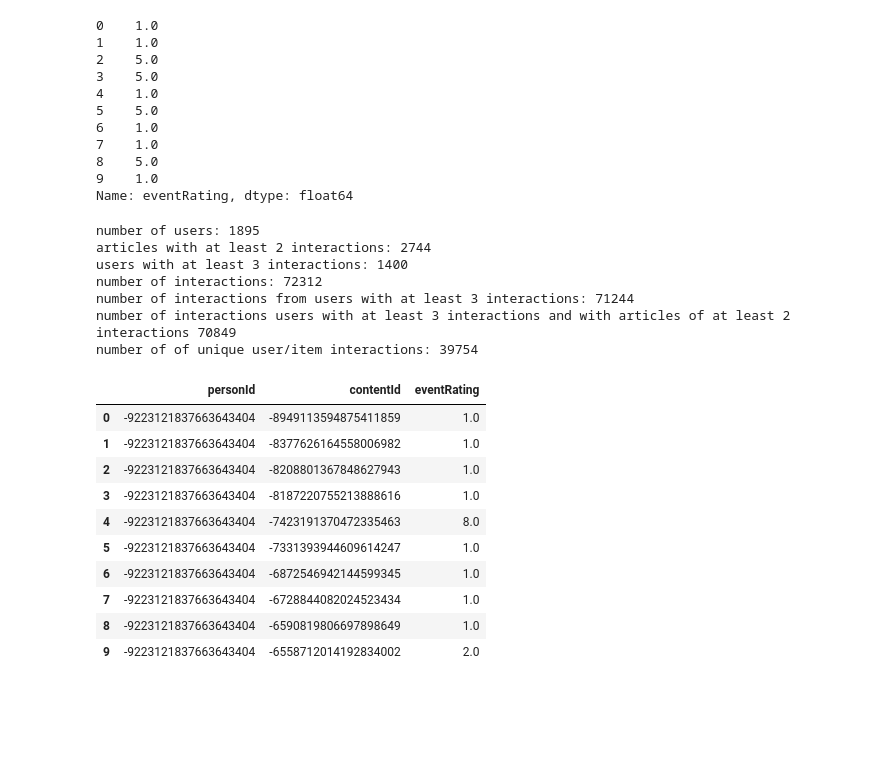
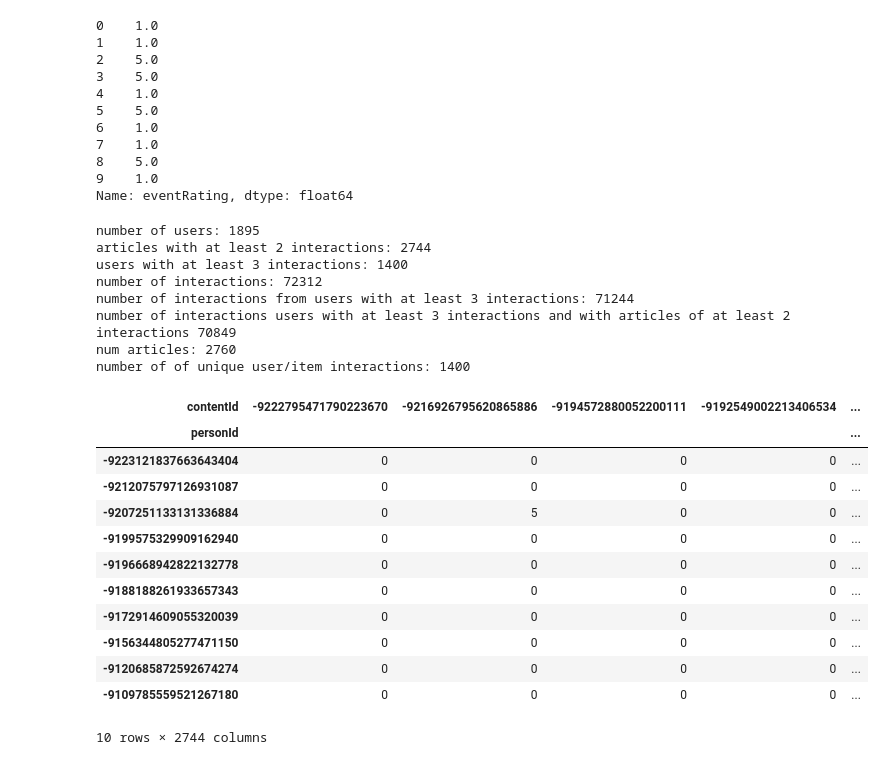
Before and after one commit to MK473203/NLP_project_35, a Jupyter notebook: project_1-3.ipynb, the cells around one changed output. Cells and saved outputs as stored; diff of their text form; code cells hidden in the pictures; blank space fills up the shorter version.

```diff
--- a/project_1-3.ipynb
+++ b/project_1-3.ipynb
@@ -74,7 +70,7 @@ Name: eventRating, dtype: float64
 #1
 
 #function that filters dataset according to wanted number of user and article interactions and computes popularity ranking of given set
-def filter_df(data, user_interactions_at_least, article_interactions_at_least, unique=True):
+def filter_df(data, articles, user_interactions_at_least, article_interactions_at_least, pivot=True):
 
     #Selecting articles and users with enough interactions
     users_interactions_count = data.groupby(['personId', 'contentId']).size().groupby('personId').size()
@@ -88,50 +84,59 @@ def filter_df(data, user_interactions_at_least, article_interactions_at_least, u
     print("users with at least", user_interactions_at_least, "interactions:", len(users_with_enough_interactions_df))
     print('number of interactions:', len(data))
     interactions_from_selected_users_df = data.merge(users_with_enough_interactions_df,
                 how = 'right',
                 left_on = 'personId',
                 right_on = 'personId')
     print('number of interactions from users with at least 3 interactions:', len(interactions_from_selected_users_df))
 
 
     interactions_from_selected_users_df = interactions_from_selected_users_df.merge(articles_with_enough_interactions_df,
                 how = 'right',
                 left_on = 'contentId',
                 right_on = 'contentId')
     print("number of interactions users with at least 3 interactions and with articles of at least 2 interactions", len(interactions_from_selected_users_df))
 
+    #article_interactions_count = data.groupby(['personId', 'contentId']).size().groupby('contentId').size()
+    #articles_with_enough_interactions_df = article_interactions_count[article_interactions_count >= article_interactions_at_least].reset_index()[['contentId']]
+    articles_fil = articles[articles['contentId'].isin(articles_with_enough_interactions_df['contentId'])]
+    print("num articles:", len(articles_fil))
 
     #select unique item/user interactions
-    if unique:
-        interactions_filtered = interactions_from_selected_users_df.groupby(['personId', 'contentId'])['eventRating'].sum().reset_index() #-->0.32
+    if  pivot==False:
+        #interactions_filtered = interactions_from_selected_users_df.groupby(['personId', 'contentId'])['eventRating'].sum().reset_index()
+        interactions_filtered = interactions_from_selected_users_df[['personId', 'contentId','eventRating']].drop_duplicates()
+        #item_popularity = interactions_selected.groupby('contentId')['eventRating'].sum().sort_values(ascending=False).reset_index()
     else:
-        interactions_filtered = interactions_from_selected_users_df #--> 0.13
+        interactions_filtered = interactions_from_selected_users_df[['personId', 'contentId','eventRating']].drop_duplicates()
+        interactions_filtered = interactions_filtered.pivot_table(index='personId', columns='contentId', values='eventRating', fill_value=0)
+
+    item_popularity = []
 
     print('number of of unique user/item interactions:', len(interactions_filtered))
 
-    #compute item popularity ranking
-    item_popularity = interactions_selected.groupby('contentId')['eventRating'].sum().sort_values(ascending=False).reset_index()
+    return(interactions_filtered, item_popularity, articles_fil)
 
-    return(interactions_filtered, item_popularity)
-
-interactions_selected, item_popularity = filter_df(data=interactions, user_interactions_at_least=3, article_interactions_at_least=2, unique=True)
+interactions_selected, item_popularity, articles = filter_df(data=interactions, articles=articles, user_interactions_at_least=3, article_interactions_at_least=2, pivot=True)
 interactions_selected.head(10)
 # %% [output]
 number of users: 1895
 articles with at least 2 interactions: 2744
 users with at least 3 interactions: 1400
 number of interactions: 72312
 number of interactions from users with at least 3 interactions: 71244
 number of interactions users with at least 3 interactions and with articles of at least 2 interactions 70849
-number of of unique user/item interactions: 39754
+num articles: 2760
+number of of unique user/item interactions: 1400
-|  | personId | contentId | eventRating |
-| 0 | -9223121837663643404 | -8949113594875411859 | 1.0 |
-| 1 | -9223121837663643404 | -8377626164558006982 | 1.0 |
-| 2 | -9223121837663643404 | -8208801367848627943 | 1.0 |
-| 3 | -9223121837663643404 | -8187220755213888616 | 1.0 |
-| 4 | -9223121837663643404 | -7423191370472335463 | 8.0 |
-| 5 | -9223121837663643404 | -7331393944609614247 | 1.0 |
-| 6 | -9223121837663643404 | -6872546942144599345 | 1.0 |
-| 7 | -9223121837663643404 | -6728844082024523434 | 1.0 |
-| 8 | -9223121837663643404 | -6590819806697898649 | 1.0 |
-| 9 | -9223121837663643404 | -6558712014192834002 | 2.0 |
+| contentId | -9222795471790223670 | -9216926795620865886 | -9194572880052200111 | -9192549002213406534 | ... |
+| personId |  |  |  |  | ... |
+| -9223121837663643404 | 0 | 0 | 0 | 0 | ... |
+| -9212075797126931087 | 0 | 0 | 0 | 0 | ... |
+| -9207251133131336884 | 0 | 5 | 0 | 0 | ... |
+| -9199575329909162940 | 0 | 0 | 0 | 0 | ... |
+| -9196668942822132778 | 0 | 0 | 0 | 0 | ... |
+| -9188188261933657343 | 0 | 0 | 0 | 0 | ... |
+| -9172914609055320039 | 0 | 0 | 0 | 0 | ... |
+| -9156344805277471150 | 0 | 0 | 0 | 0 | ... |
+| -9120685872592674274 | 0 | 0 | 0 | 0 | ... |
+| -9109785559521267180 | 0 | 0 | 0 | 0 | ... |
+10 rows × 2744 columns
```
Also changed, not shown: parts of 8 cells of this notebook.
